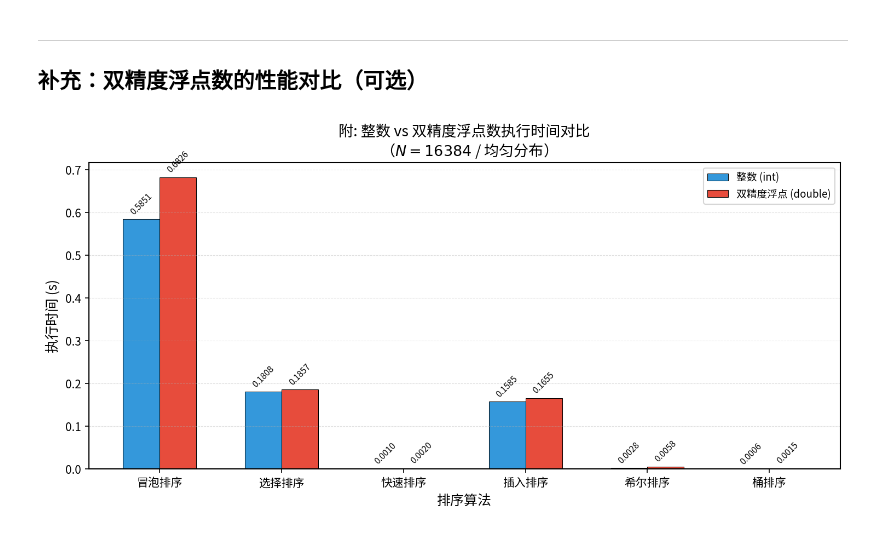
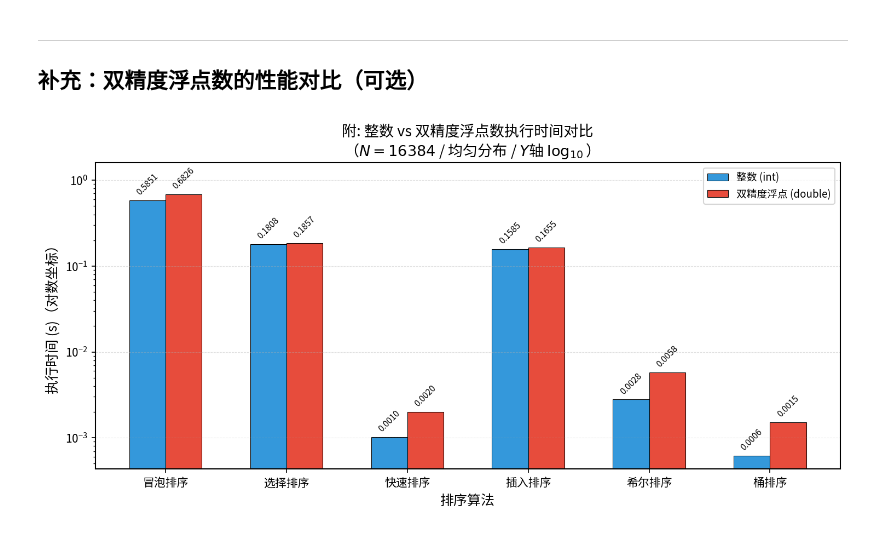
Before and after one commit to marrma-593/Sort_research, a Jupyter notebook: charts.ipynb, the cells around one changed output. Cells and saved outputs as stored; diff of their text form; code cells hidden in the pictures.

Commit message:
fixed:error visualization

```diff
--- a/charts.ipynb
+++ b/charts.ipynb
@@ -133,6 +122,7 @@ for algo in ['冒泡排序', '选择排序', '插入排序']:
 
 ax.set_xlabel('数据规模 $N$')
 ax.set_ylabel('执行时间 (s)')
+ax.set_ylim(0, 0.6)
 ax.set_title('图 1-a: $O(n^2)$ 算法执行时间增长曲线\n（整数 / 均匀分布）')
 ax.legend(frameon=True, fancybox=False, edgecolor='gray')
 ax.grid(True, linestyle='--', alpha=0.4, linewidth=0.5)
@@ -140,7 +130,6 @@ ax.set_xscale('linear')
 ax.set_xticks(sorted(df_1a['规模N'].unique()))
 ax.set_xlim(0, 17000)
 
-# 标注N=16384的具体数值
 for algo in ['冒泡排序', '选择排序', '插入排序']:
     sub = df_1a[(df_1a['算法'] == algo) & (df_1a['规模N'] == 16384)]
     if len(sub):
@@ -530,35 +500,0 @@ plt.show()
-# %%
-# ========== 组合图：图表1-a + 1-b ==========
-fig, axes = plt.subplots(1, 2, figsize=(14, 5.5))
-
-# 左图: O(n^2)
-ax = axes[0]
-for algo in ['冒泡排序', '选择排序', '插入排序']:
-    sub = df_1a[df_1a['算法'] == algo].sort_values('规模N')
-    ax.plot(sub['规模N'], sub['执行时间_s'],
-            color=colors_o2[algo], marker=markers_o2[algo],
-            linewidth=1.8, markersize=6, label=algo)
-ax.set_xlabel('数据规模 $N$')
-ax.set_ylabel('执行时间 (s)')
-ax.set_title('(a) $O(n^2)$ 算法组')
-ax.legend(frameon=True, fancybox=False, edgecolor='gray')
-ax.grid(True, linestyle='--', alpha=0.4, linewidth=0.5)
-ax.set_xlim(0, 17000)
-
-# 右图: 快速算法
-ax = axes[1]
-for algo in ['快速排序', '希尔排序', '桶排序']:
-    sub = df_1b[df_1b['算法'] == algo].sort_values('规模N')
-    ax.plot(sub['规模N'], sub['执行时间_s'],
-            color=colors_fast[algo], marker=markers_fast[algo],
-            linewidth=1.8, markersize=6, label=algo)
-ax.set_xlabel('数据规模 $N$')
-ax.set_ylabel('执行时间 (s)')
-ax.set_title('(b) 亚二次复杂度算法组')
-ax.legend(frameon=True, fancybox=False, edgecolor='gray')
-ax.grid(True, linestyle='--', alpha=0.4, linewidth=0.5)
-
-fig.suptitle('图 1: 不同算法执行时间增长曲线（整数 / 均匀分布）', fontsize=14, y=1.02)
-plt.tight_layout()
-plt.savefig('fig1_combined_time_curves.png', dpi=300)
-plt.show()
@@ -571,34 +505,36 @@ plt.show()
 # ========== 补充: 整数 vs 双精度浮点 时间对比（均匀分布 N=16384） ==========
 mask_extra = (df['数据构型'] == '均匀分布') & (df['规模N'] == 16384)
 df_extra = df[mask_extra].dropna(subset=['执行时间_s']).copy()
 
 fig, ax = plt.subplots(figsize=(10, 5))
 
 x = np.arange(len(ALGO_NAMES))
 width = 0.3
 
 for i, (dtype_label, color) in enumerate(zip(['i', 'd'], ['#3498DB', '#E74C3C'])):
     vals = []
     for algo in ALGO_NAMES:
         row = df_extra[(df_extra['数据类型'] == dtype_label) & (df_extra['算法'] == algo)]
         vals.append(row['执行时间_s'].values[0] if len(row) else 0)
     label = '整数 (int)' if dtype_label == 'i' else '双精度浮点 (double)'
     bars = ax.bar(x + (i - 0.5) * width, vals, width, label=label,
                   color=color, edgecolor='black', linewidth=0.5)
     for bar, val in zip(bars, vals):
-        ax.text(bar.get_x() + bar.get_width()/2, bar.get_height() + max(vals)*0.01,
+        ax.text(bar.get_x() + bar.get_width()/2, bar.get_height() * 1.1,
                 f'{val:.4f}', ha='center', va='bottom', fontsize=7.5, rotation=45)
 
+ax.set_yscale('log', base=10)
+ax.set_ylim(0, 1.6)
 ax.set_xlabel('排序算法')
-ax.set_ylabel('执行时间 (s)')
-ax.set_title('附: 整数 vs 双精度浮点数执行时间对比\n（$N=16384$ / 均匀分布）')
+ax.set_ylabel('执行时间 (s)（对数坐标）')
+ax.set_title('附: 整数 vs 双精度浮点数执行时间对比\n（$N=16384$ / 均匀分布 / $Y$轴 $\\log_{10}$）')
 ax.set_xticks(x)
 ax.set_xticklabels(ALGO_NAMES)
 ax.legend()
 ax.grid(True, axis='y', linestyle='--', alpha=0.4, linewidth=0.5)
 
 plt.tight_layout()
 plt.savefig('fig_extra_int_vs_double.png', dpi=300)
 plt.show()
 # %% [output]
-[figure, old version]
+[figure, new version]
```
Also changed, not shown: parts of 19 cells of this notebook, 10 other files.
